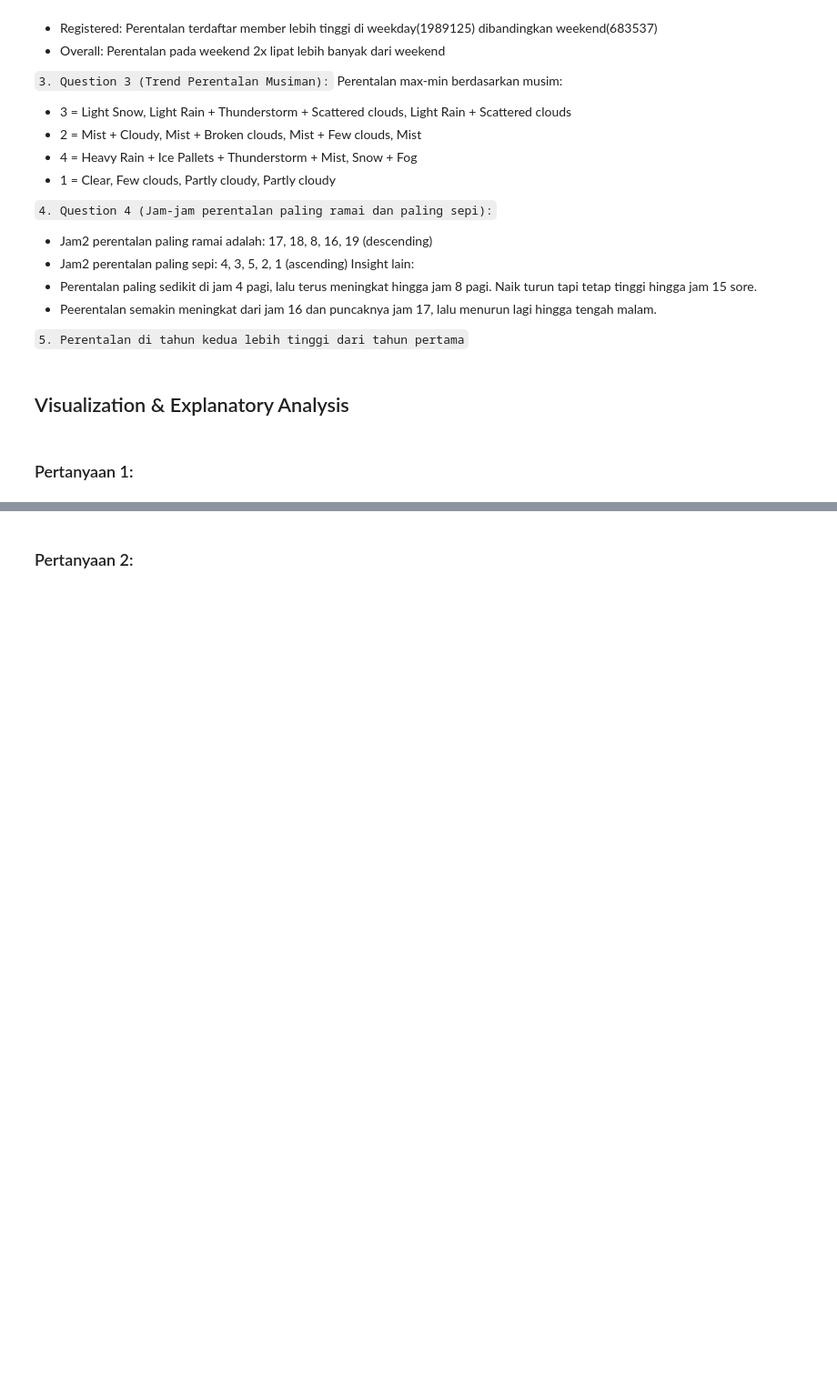
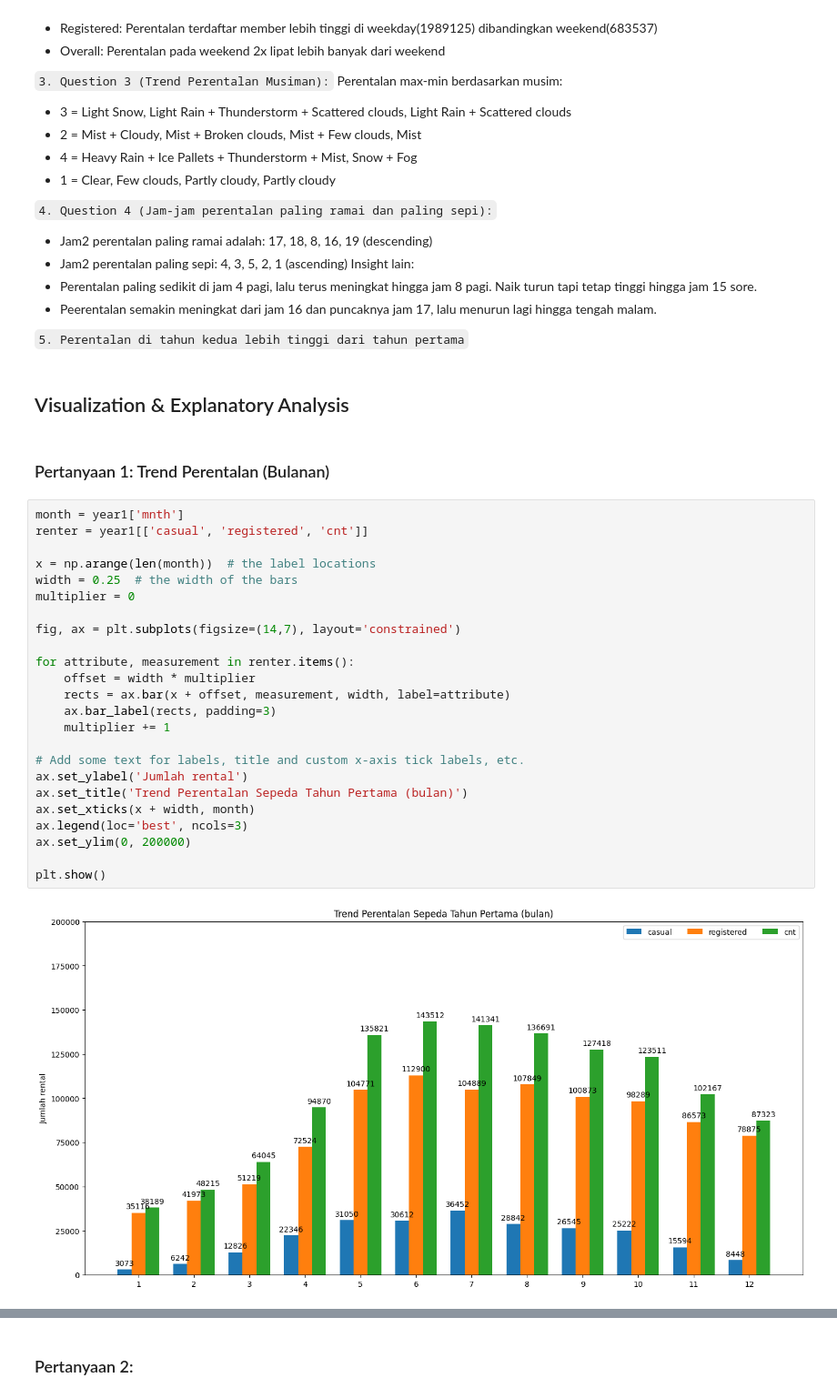
Before and after one commit to mayanggumelarr/PROYEK-ANALISIS-DATA, a Jupyter notebook: Proyek_Analisis_Data.ipynb, the cells around one changed output, grey strips where cells are left out. Shown at 91% size. Drawn from its saved outputs; the diff is of its cells as text; blank space fills up the shorter version.

Commit message:
Update main notebook
Visualisasi Question1

```diff
--- a/Proyek_Analisis_Data.ipynb
+++ b/Proyek_Analisis_Data.ipynb
@@ -390,4 +414,30 @@ Insight lain:
 # %% [markdown]
 ## Visualization & Explanatory Analysis
 # %% [markdown]
-### Pertanyaan 1:
+### Pertanyaan 1: Trend Perentalan (Bulanan)
+# %%
+month = year1['mnth']
+renter = year1[['casual', 'registered', 'cnt']]
+
+x = np.arange(len(month))  # the label locations
+width = 0.25  # the width of the bars
+multiplier = 0
+
+fig, ax = plt.subplots(figsize=(14,7), layout='constrained')
+
+for attribute, measurement in renter.items():
+    offset = width * multiplier
+    rects = ax.bar(x + offset, measurement, width, label=attribute)
+    ax.bar_label(rects, padding=3)
+    multiplier += 1
+
+# Add some text for labels, title and custom x-axis tick labels, etc.
+ax.set_ylabel('Jumlah rental')
+ax.set_title('Trend Perentalan Sepeda Tahun Pertama (bulan)')
+ax.set_xticks(x + width, month)
+ax.legend(loc='best', ncols=3)
+ax.set_ylim(0, 200000)
+
+plt.show()
+# %% [output]
+[figure, added]
```
Also changed, not shown: parts of 6 cells of this notebook.
